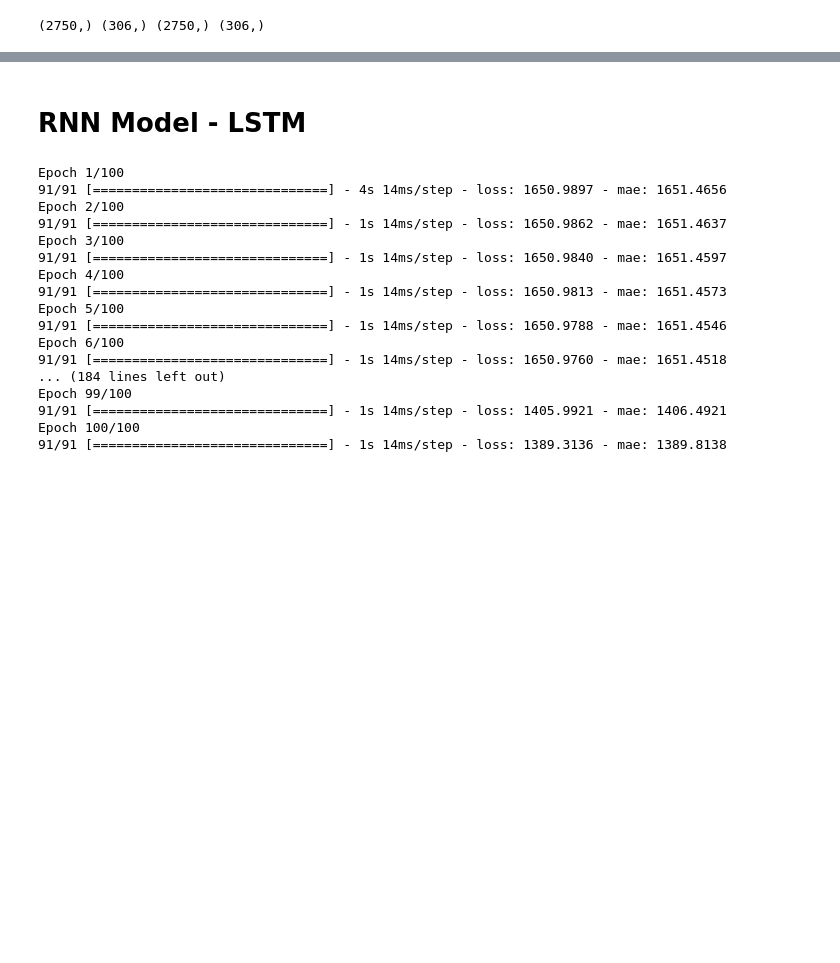
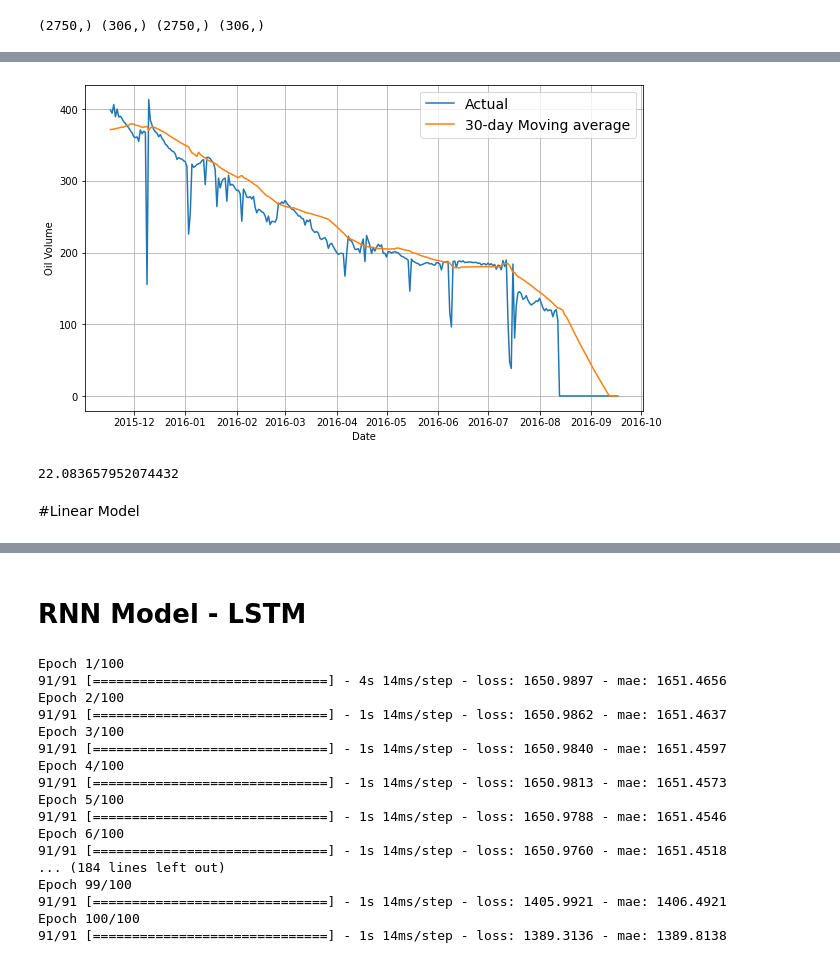
Before and after one commit to topefolorunso/NN-Based-Oil-Prediction-Model-w-Time-Series-Forecasting, a Jupyter notebook: 507_508/model.ipynb, the cells around one changed output, grey strips where cells are left out. Saved outputs shown, nothing was run; the diff lists cells and outputs as text; code cells hidden in the pictures; blank space fills up the shorter version.

```diff
--- a/507_508/model.ipynb
+++ b/507_508/model.ipynb
@@ -95,0 +110,22 @@ print(x_train.shape, x_valid.shape, date_train.shape, date_valid.shape)
+# %%
+def moving_average_forecast(series, window_size):
+  """Forecasts the mean of the last few values.
+     If window_size=1, then this is equivalent to naive forecast
+     This implementation is *much* faster than the previous one"""
+  mov = np.cumsum(series)
+  mov[window_size:] = mov[window_size:] - mov[:-window_size]
+  return mov[window_size - 1:-1] / window_size
+# %%
+moving_avg = moving_average_forecast(oil_data, 30)[split_date - 30:]
+
+plt.figure(figsize=(10, 6))
+plot_series(date_valid, x_valid, label="Actual")
+plot_series(date_valid, moving_avg, label="30-day Moving average")
+# %% [output]
+[figure, added]
+# %%
+keras.metrics.mean_absolute_error(x_valid, moving_avg).numpy()
+# %% [output]
+22.083657952074432
+# %% [markdown]
+#Linear Model
```
Also changed, not shown: parts of 28 cells of this notebook.
